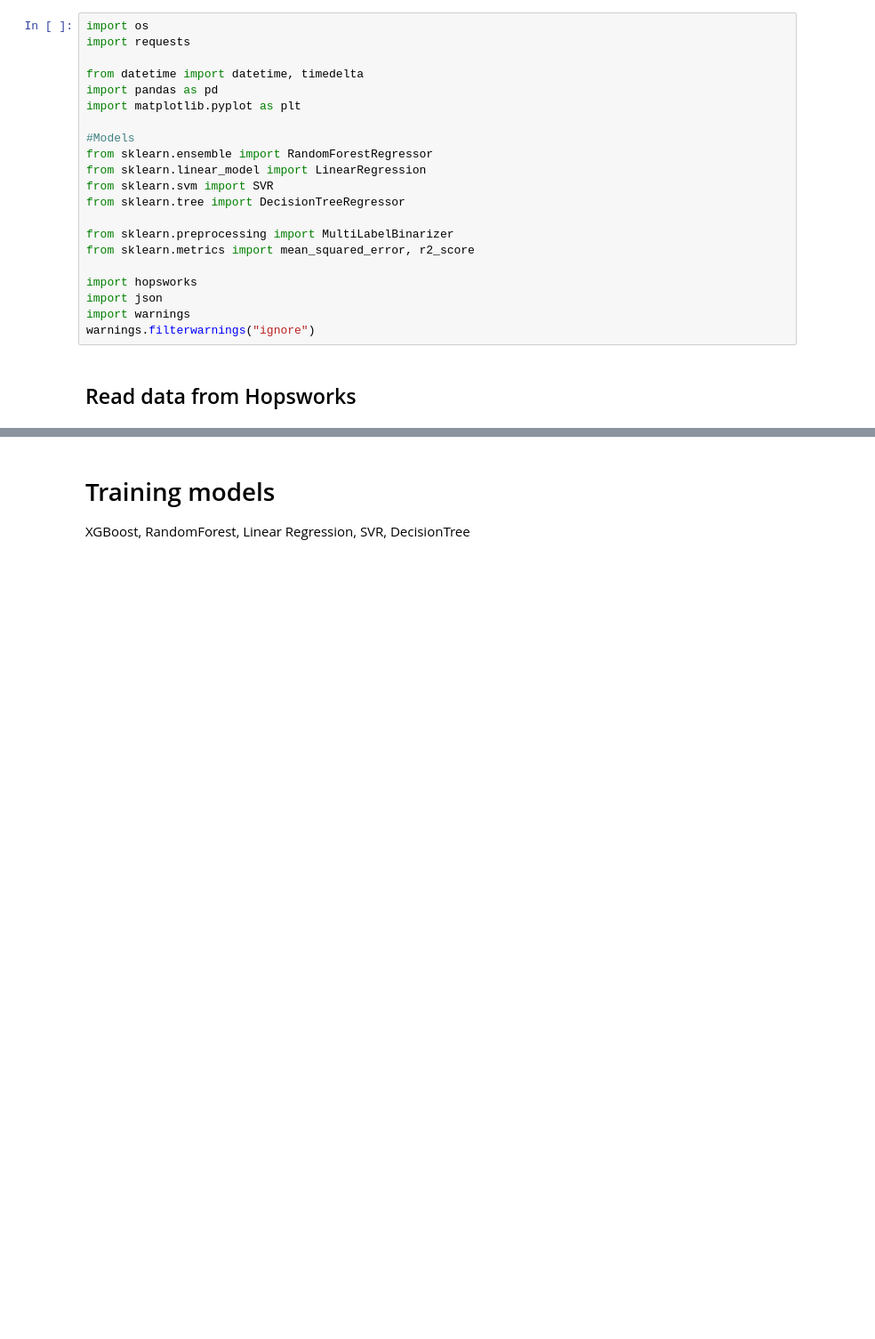
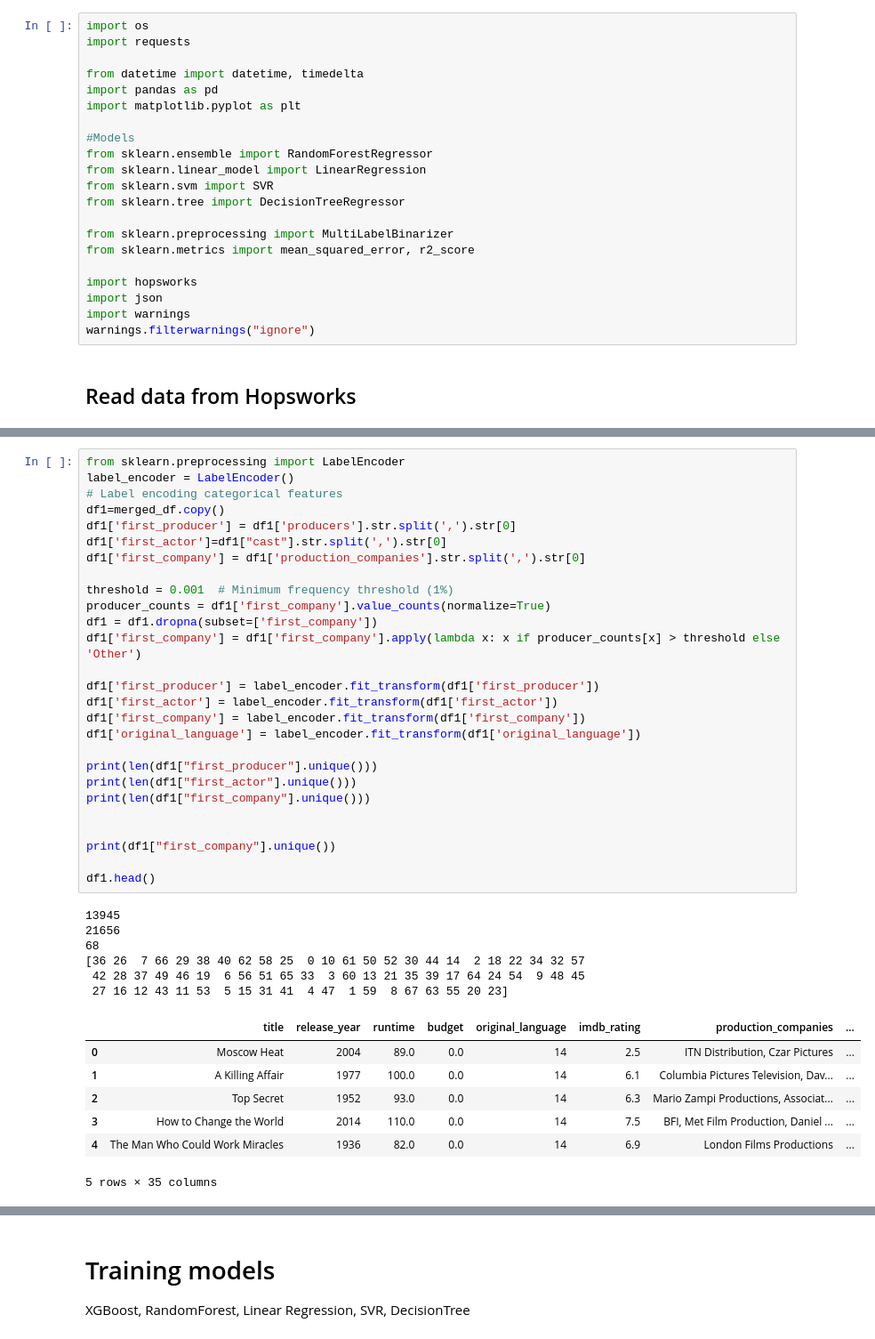
Before and after one commit to MartinEBravo/movie-rating-predictor-service, a Jupyter notebook: 3_training_pipeline.ipynb, the cells around one changed output, grey strips where cells are left out. Shown at 89% size. Drawn from its saved outputs; the diff is of its cells as text; blank space fills up the shorter version.

```diff
--- a/3_training_pipeline.ipynb
+++ b/3_training_pipeline.ipynb
@@ -125,0 +91,41 @@ print(X_train['original_language'].unique())
+# %%
+from sklearn.preprocessing import LabelEncoder
+label_encoder = LabelEncoder()
+# Label encoding categorical features
+df1=merged_df.copy()
+df1['first_producer'] = df1['producers'].str.split(',').str[0]
+df1['first_actor']=df1["cast"].str.split(',').str[0]
+df1['first_company'] = df1['production_companies'].str.split(',').str[0]
+
+threshold = 0.001  # Minimum frequency threshold (1%)
+producer_counts = df1['first_company'].value_counts(normalize=True)
+df1 = df1.dropna(subset=['first_company'])
+df1['first_company'] = df1['first_company'].apply(lambda x: x if producer_counts[x] > threshold else 'Other')
+
+df1['first_producer'] = label_encoder.fit_transform(df1['first_producer'])
+df1['first_actor'] = label_encoder.fit_transform(df1['first_actor'])
+df1['first_company'] = label_encoder.fit_transform(df1['first_company'])
+df1['original_language'] = label_encoder.fit_transform(df1['original_language'])
+
+print(len(df1["first_producer"].unique()))
+print(len(df1["first_actor"].unique()))
+print(len(df1["first_company"].unique()))
+
+
+print(df1["first_company"].unique())
+
+df1.head()
+# %% [output]
+13945
+21656
+68
+[36 26  7 66 29 38 40 62 58 25  0 10 61 50 52 30 44 14  2 18 22 34 32 57
+ 42 28 37 49 46 19  6 56 51 65 33  3 60 13 21 35 39 17 64 24 54  9 48 45
+ 27 16 12 43 11 53  5 15 31 41  4 47  1 59  8 67 63 55 20 23]
+|  | title | release_year | runtime | budget | original_language | imdb_rating | production_companies | ... |
+| 0 | Moscow Heat | 2004 | 89.0 | 0.0 | 14 | 2.5 | ITN Distribution, Czar Pictures | ... |
+| 1 | A Killing Affair | 1977 | 100.0 | 0.0 | 14 | 6.1 | Columbia Pictures Television, Dav... | ... |
+| 2 | Top Secret | 1952 | 93.0 | 0.0 | 14 | 6.3 | Mario Zampi Productions, Associat... | ... |
+| 3 | How to Change the World | 2014 | 110.0 | 0.0 | 14 | 7.5 | BFI, Met Film Production, Daniel ... | ... |
+| 4 | The Man Who Could Work Miracles | 1936 | 82.0 | 0.0 | 14 | 6.9 | London Films Productions | ... |
+5 rows × 35 columns
```
Also changed, not shown: parts of 16 cells of this notebook, 11 other files.
